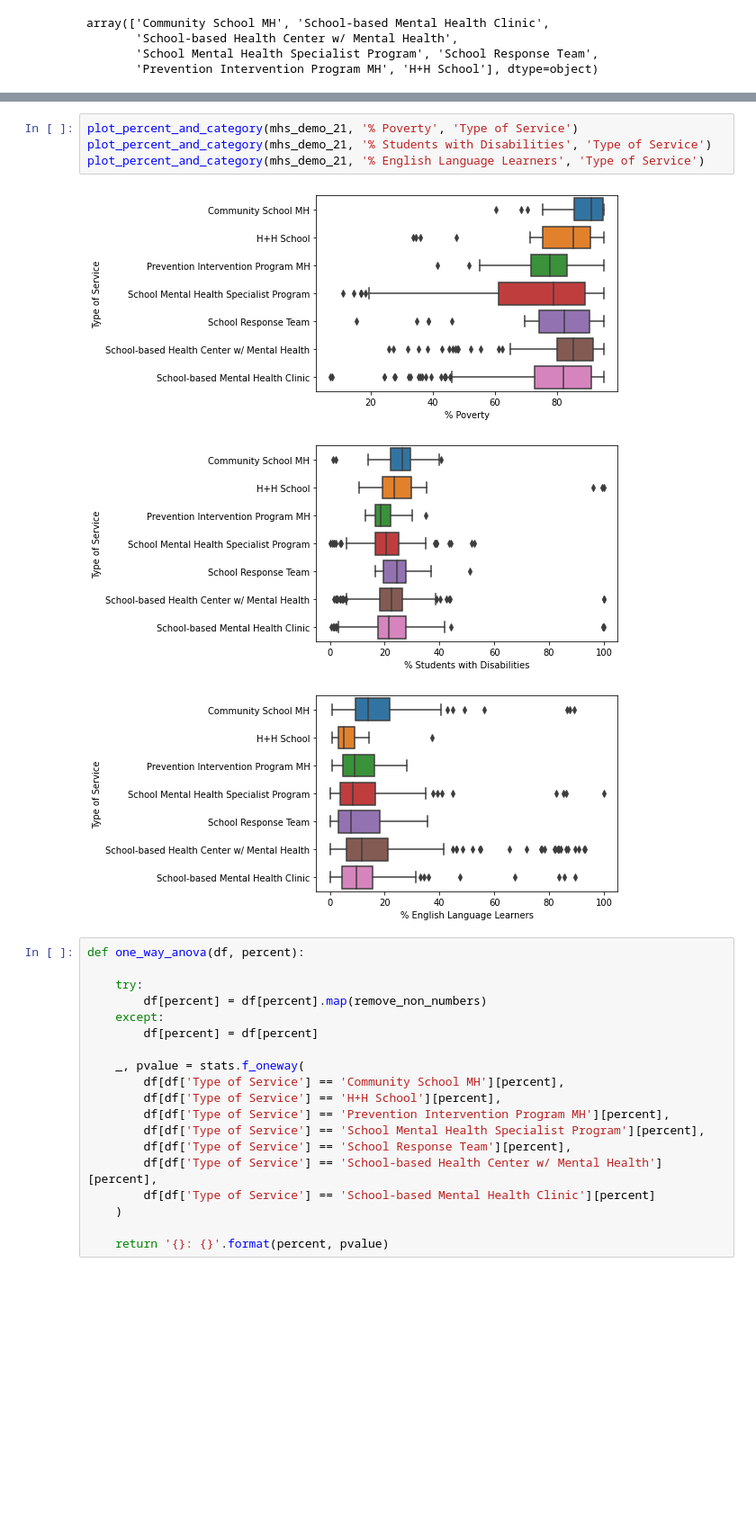
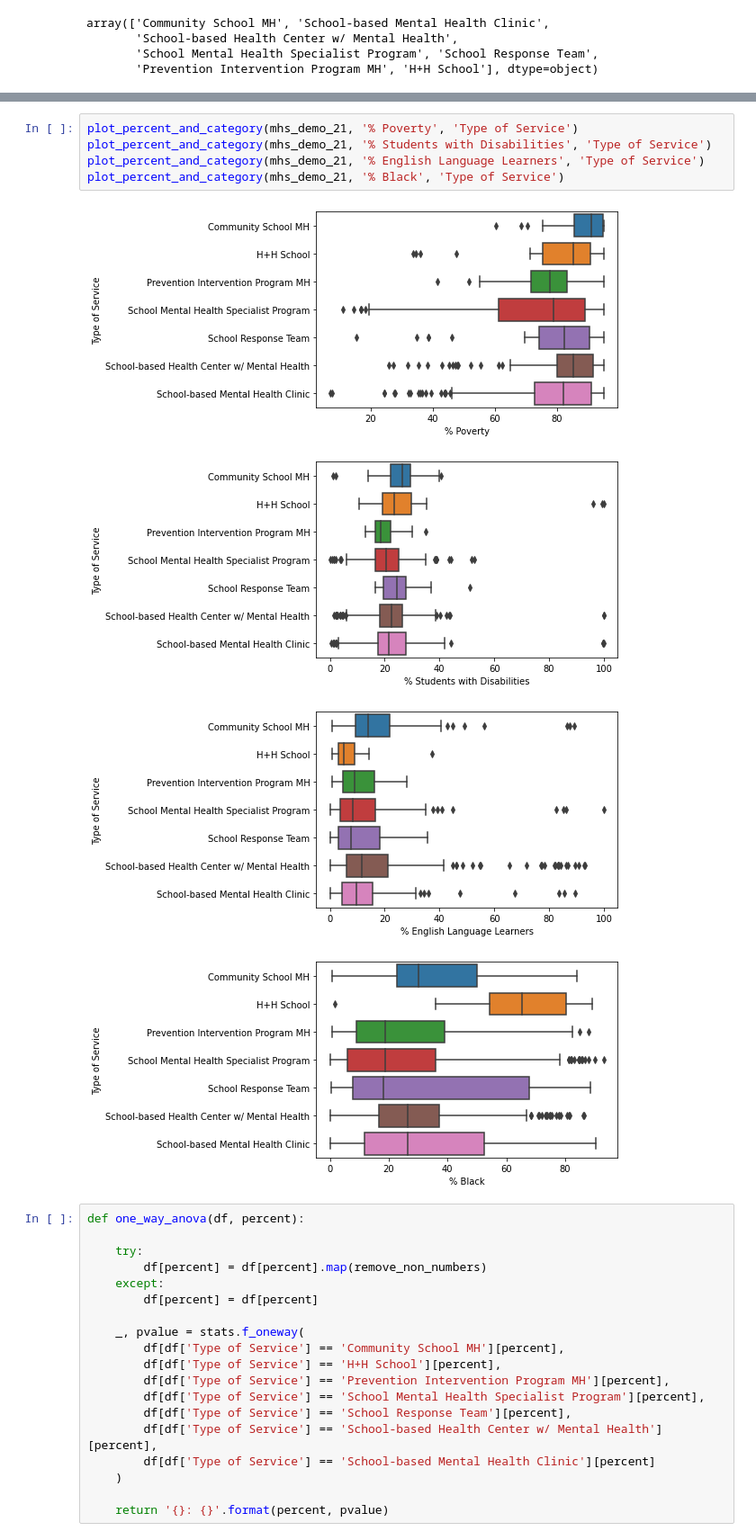
Before and after one commit to desmondbera/team-81, a Jupyter notebook: cleaning_notebooks/paul_notebooks/EDA_round_1.ipynb, the cells around one changed output, grey strips where cells are left out. Shown: that part at 90% size. Drawn from its saved outputs; the diff is of its cells as text; blank space fills up the shorter version.

```diff
--- a/cleaning_notebooks/paul_notebooks/EDA_round_1.ipynb
+++ b/cleaning_notebooks/paul_notebooks/EDA_round_1.ipynb
@@ -130,11 +134,13 @@ def plot_percent_and_category(df, percent, category):
 # %%
 plot_percent_and_category(mhs_demo_21, '% Poverty', 'Type of Service')
 plot_percent_and_category(mhs_demo_21, '% Students with Disabilities', 'Type of Service')
 plot_percent_and_category(mhs_demo_21, '% English Language Learners', 'Type of Service')
+plot_percent_and_category(mhs_demo_21, '% Black', 'Type of Service')
 # %% [output]
 [figure]
 [figure]
 [figure]
+[figure, added]
 # %%
 def one_way_anova(df, percent):
 
```
Also changed, not shown: parts of 21 cells of this notebook, 1 other file.
